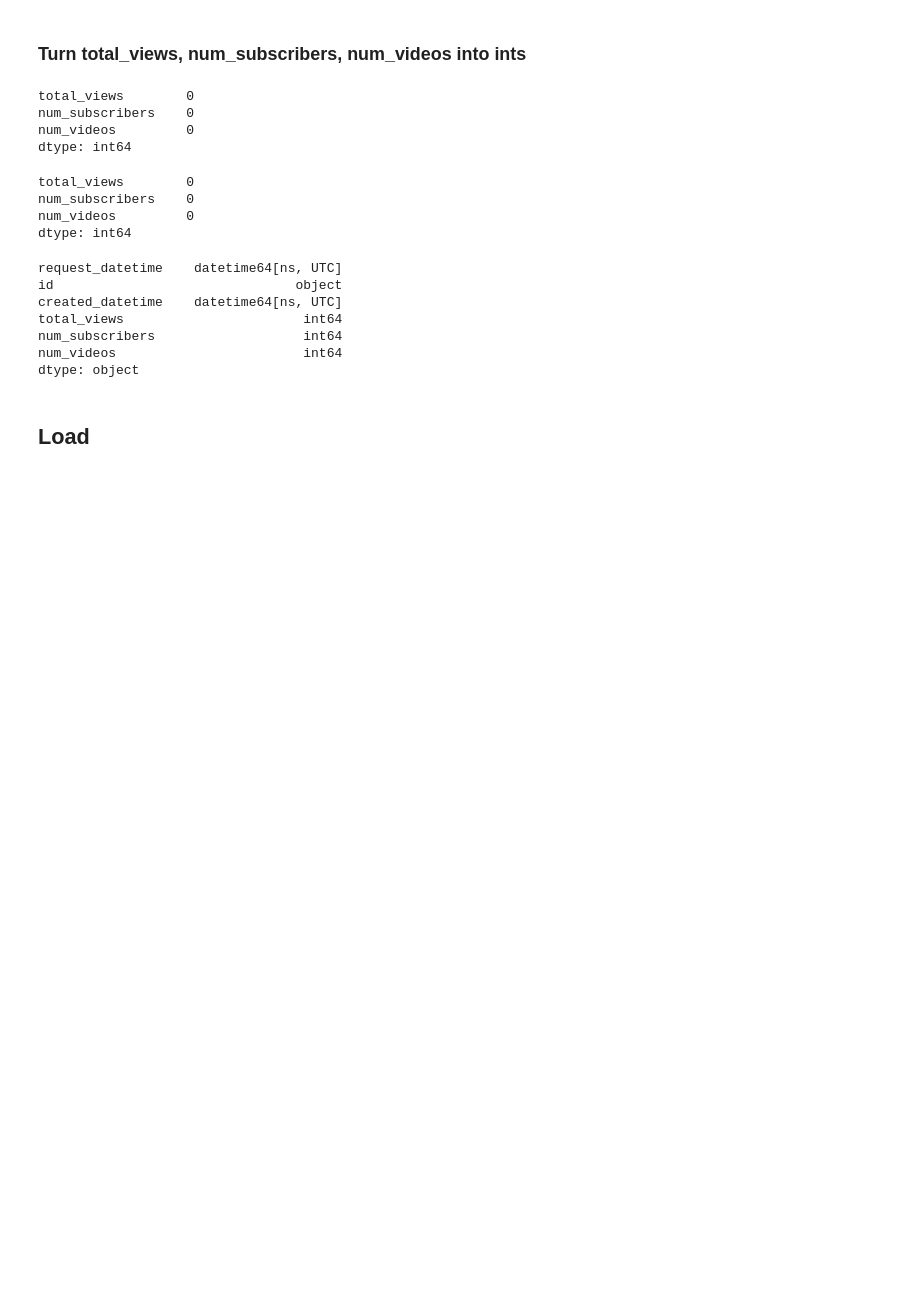
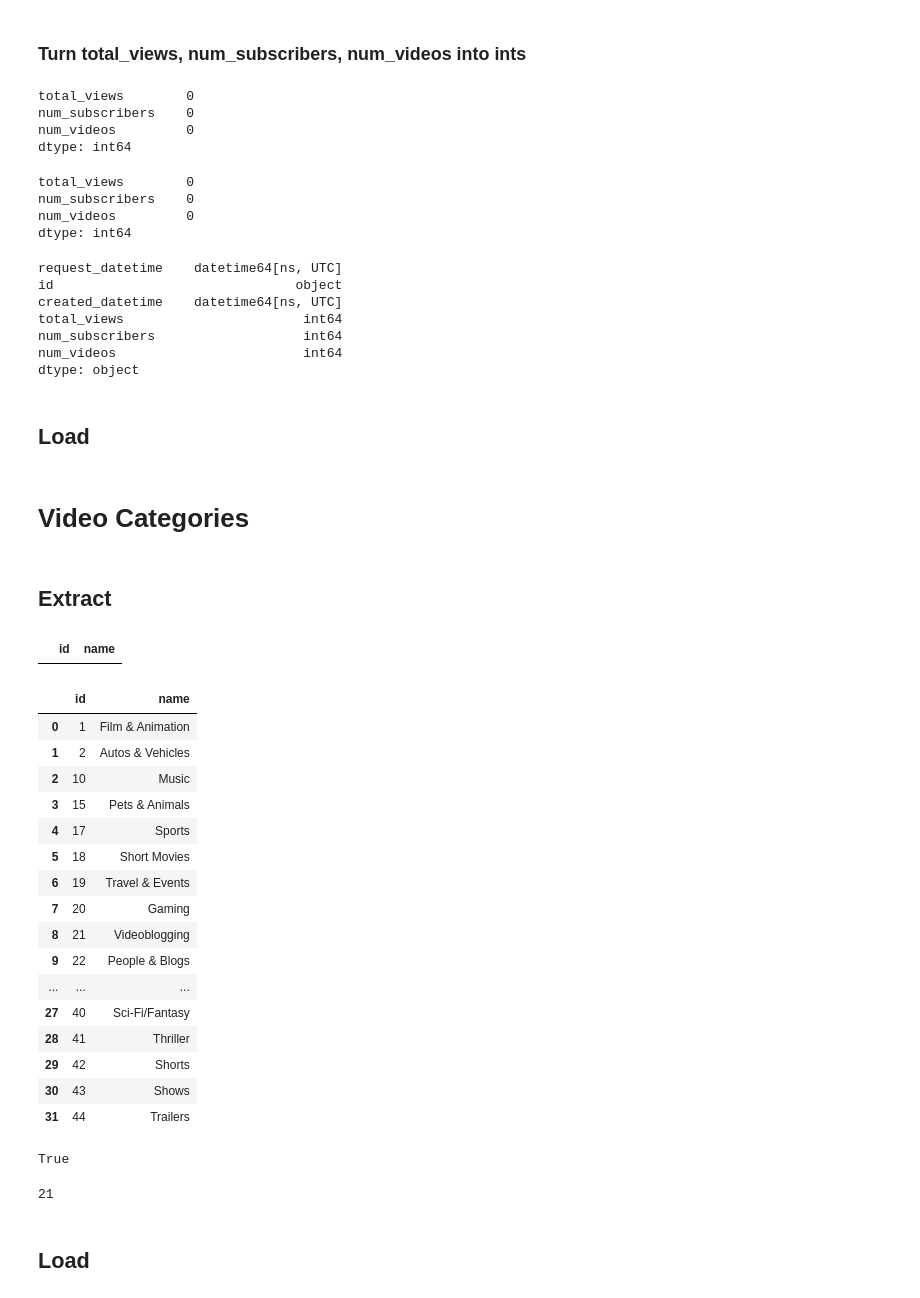
Before and after one commit to AndrewDettor/YouTubeMostPopularVideos, a Jupyter notebook: yt_api_pull_test.ipynb, the cells around one changed output. Cells and saved outputs as stored; diff of their text form; code cells hidden in the pictures; blank space fills up the shorter version.

```diff
--- a/yt_api_pull_test.ipynb
+++ b/yt_api_pull_test.ipynb
@@ -371,0 +470,66 @@ dtype: object
+# %% [markdown]
+# Video Categories
+# %%
+videoCategories_api_url = "https://www.googleapis.com/youtube/v3/videoCategories"
+# %% [markdown]
+## Extract
+# %%
+def parse_videoCategories_json(category):
+    id = category["id"]
+    name = category["snippet"]["title"]
+
+    return [id, name]
+# %%
+videoCategories_df = pd.DataFrame(columns=["id","name"])
+videoCategories_df
+# %% [output]
+|  | id | name |
+# %%
+params = {
+    "key": api_key,
+    "part": "snippet",
+    "regionCode": "US",
+}
+
+response = requests.get(videoCategories_api_url, params=params)
+
+if response.status_code == 200:
+    response_json = response.json()
+
+    for category in response_json["items"]:
+        # add channel details and datetime of request to end of video dataframe
+        videoCategories_df.loc[len(videoCategories_df)] = parse_videoCategories_json(category)
+
+else:
+    print(f"response.status_code = {response.status_code}")
+# %%
+videoCategories_df
+# %% [output]
+|  | id | name |
+| 0 | 1 | Film & Animation |
+| 1 | 2 | Autos & Vehicles |
+| 2 | 10 | Music |
+| 3 | 15 | Pets & Animals |
+| 4 | 17 | Sports |
+| 5 | 18 | Short Movies |
+| 6 | 19 | Travel & Events |
+| 7 | 20 | Gaming |
+| 8 | 21 | Videoblogging |
+| 9 | 22 | People & Blogs |
+| ... | ... | ... |
+| 27 | 40 | Sci-Fi/Fantasy |
+| 28 | 41 | Thriller |
+| 29 | 42 | Shorts |
+| 30 | 43 | Shows |
+| 31 | 44 | Trailers |
+# %%
+# all categories accounted for
+set(videoCategories_df["id"]).intersection(set(video_df["category_id"])) == set(video_df["category_id"])
+# %% [output]
+True
+# %%
+videoCategories_df["name"].apply(lambda x: len(x)).max()
+# %% [output]
+21
+# %% [markdown]
+## Load
```
Also changed, not shown: parts of 29 cells of this notebook.
